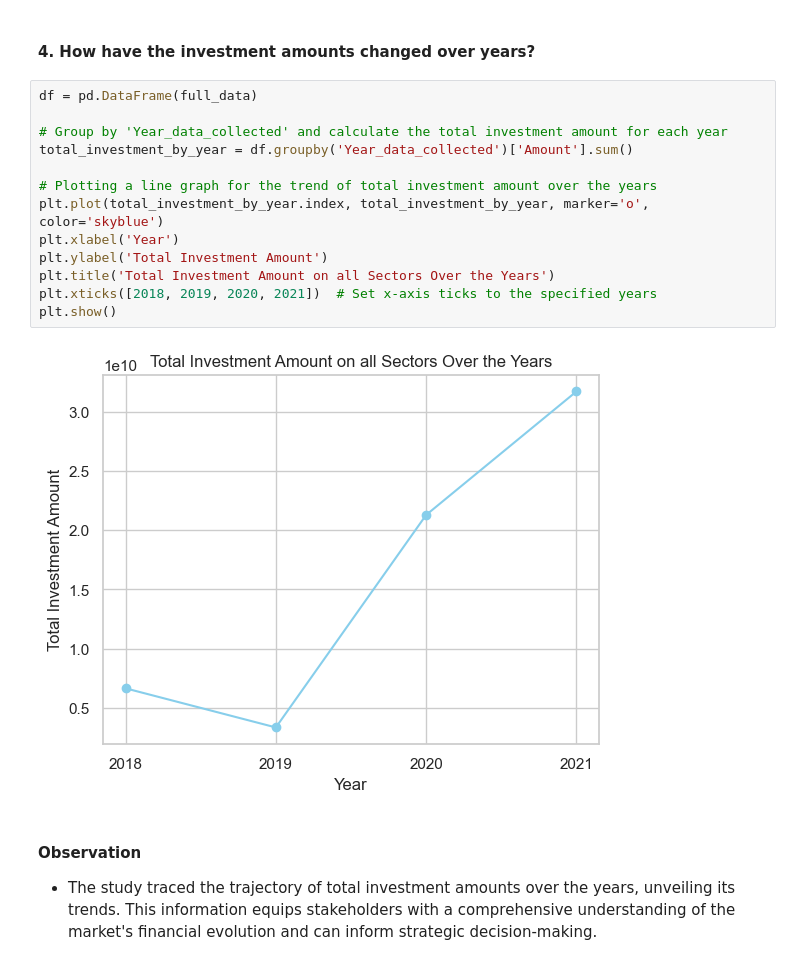
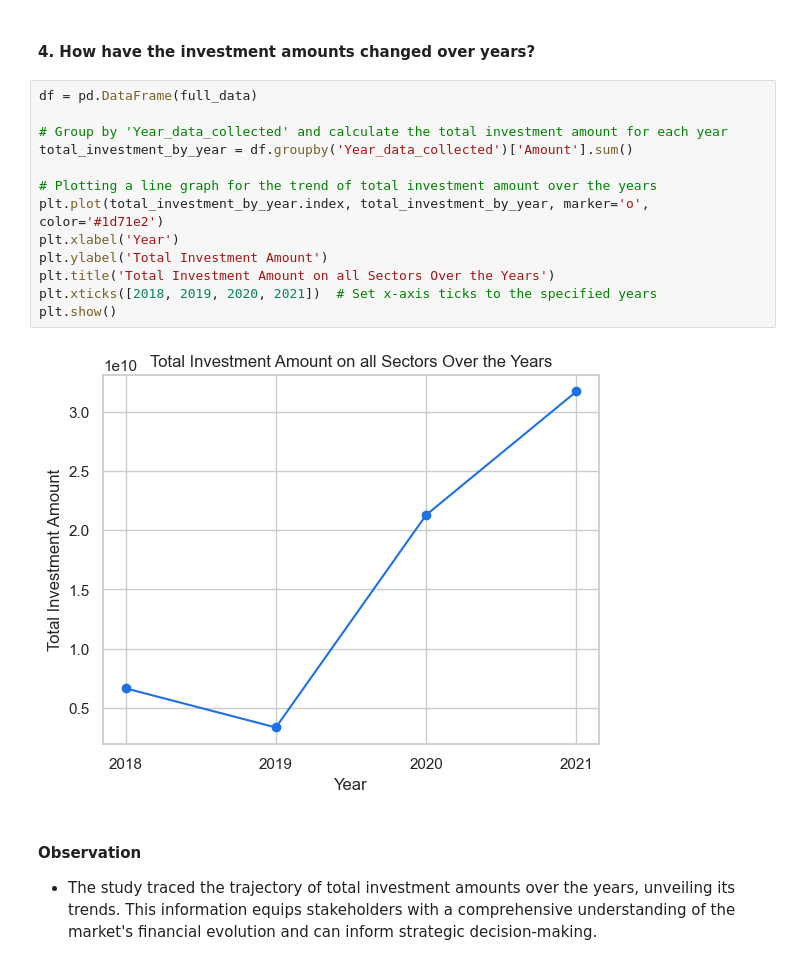
Before and after one commit to GeGe-K/Startup-Ecosystem, a Jupyter notebook: jupyter.ipynb, the cells around one changed output. Saved outputs shown, nothing was run; the diff lists cells and outputs as text.

```diff
--- a/jupyter.ipynb
+++ b/jupyter.ipynb
@@ -2283,18 +2283,18 @@ plt.show()
 # %%
 df = pd.DataFrame(full_data)
 
 # Group by 'Year_data_collected' and calculate the total investment amount for each year
 total_investment_by_year = df.groupby('Year_data_collected')['Amount'].sum()
 
 # Plotting a line graph for the trend of total investment amount over the years
-plt.plot(total_investment_by_year.index, total_investment_by_year, marker='o', color='skyblue')
+plt.plot(total_investment_by_year.index, total_investment_by_year, marker='o', color='#1d71e2')
 plt.xlabel('Year')
 plt.ylabel('Total Investment Amount')
 plt.title('Total Investment Amount on all Sectors Over the Years')
 plt.xticks([2018, 2019, 2020, 2021])  # Set x-axis ticks to the specified years
 plt.show()
 # %% [output]
-[figure, old version]
+[figure, new version]
 # %% [markdown]
 #### Observation
 - The study traced the trajectory of total investment amounts over the years, unveiling its trends. This information equips stakeholders with a comprehensive understanding of the market's financial evolution and can inform strategic decision-making.
```
Also changed, not shown: parts of 2 cells of this notebook.
